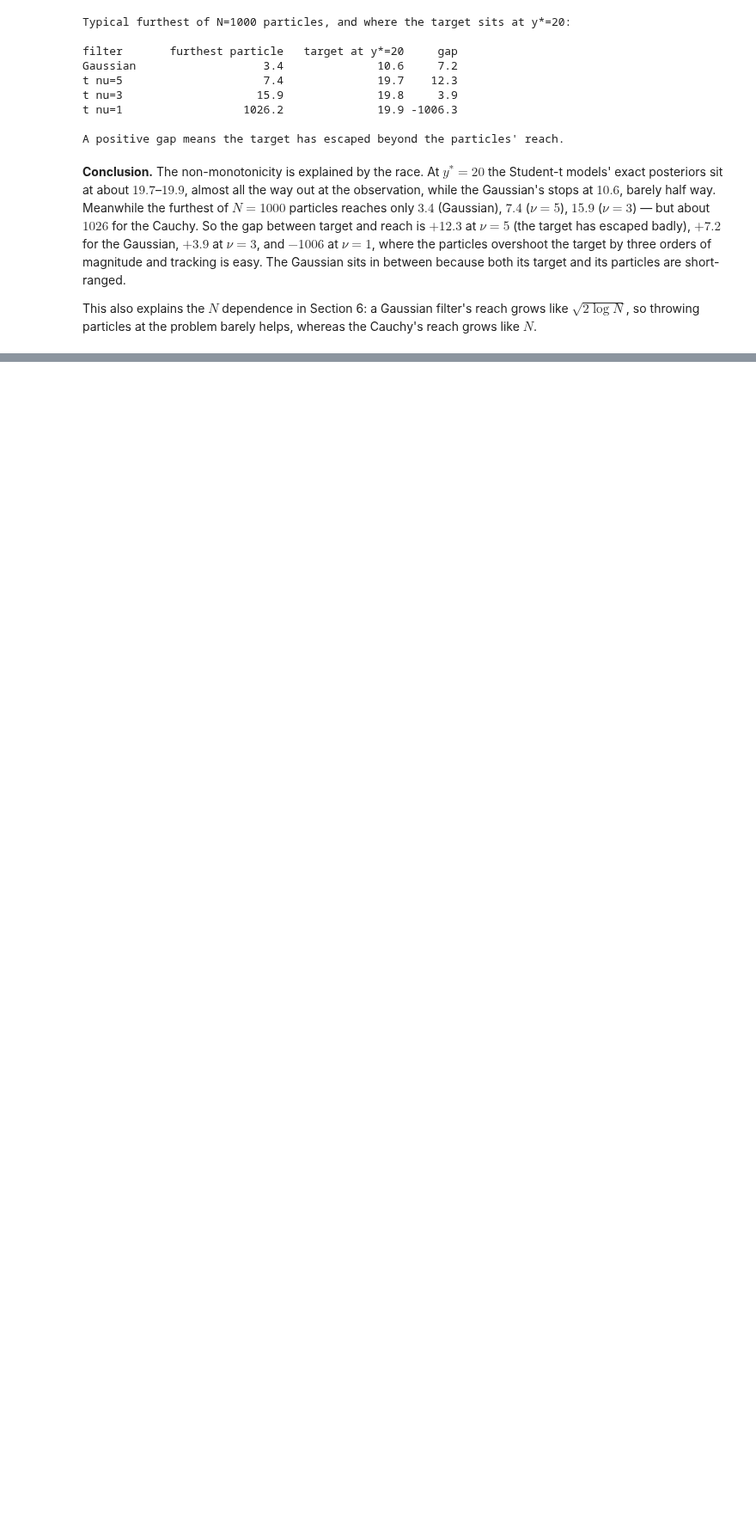
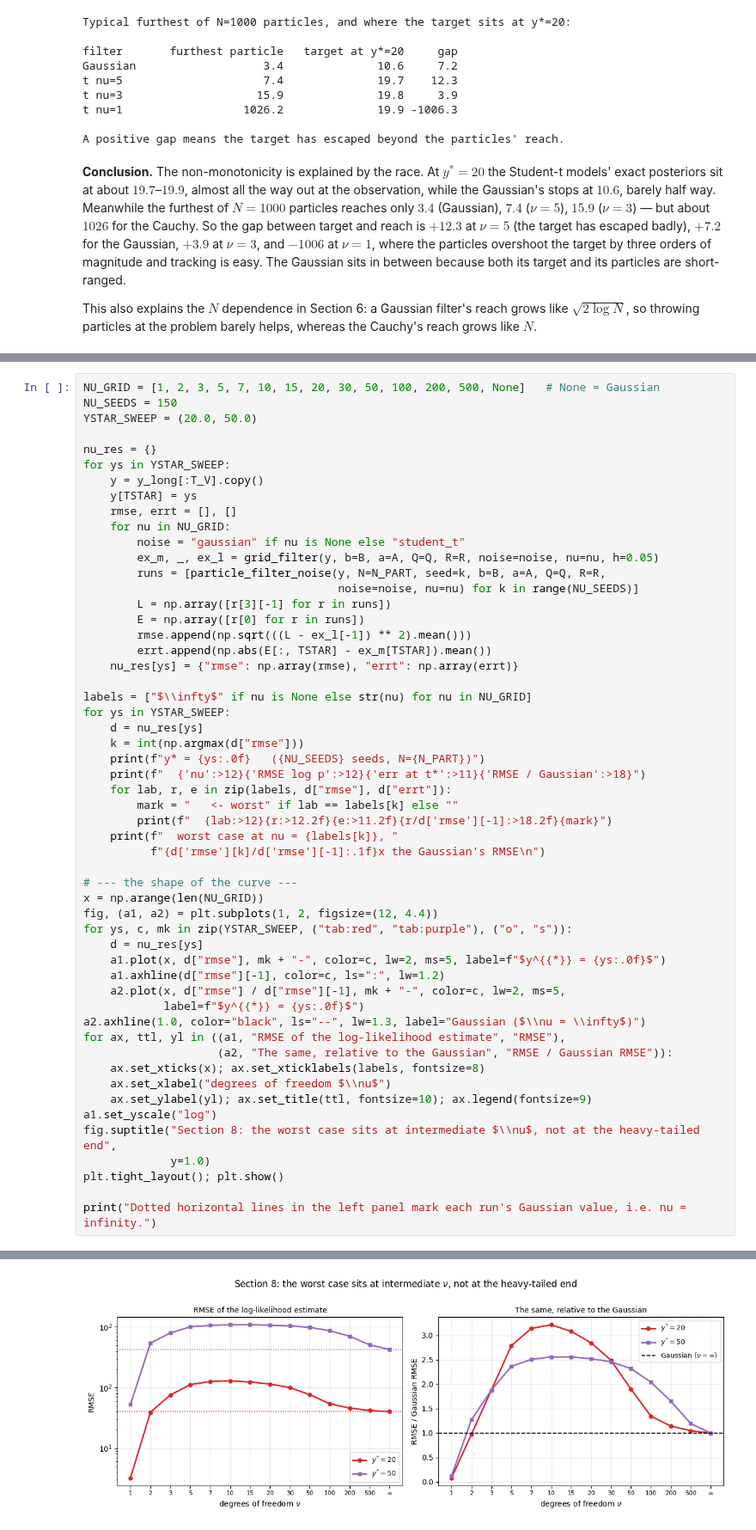
Before and after one commit to yumchak/particle-filter-stability, a Jupyter notebook: 04_student_t_vs_gaussian.ipynb, the cells around one changed output, grey strips where cells are left out. Shown at 86% size. Saved outputs shown, nothing was run; the diff lists cells and outputs as text; blank space fills up the shorter version.

```diff
--- a/04_student_t_vs_gaussian.ipynb
+++ b/04_student_t_vs_gaussian.ipynb
@@ -852,0 +880,55 @@ grows like $N$.
+# %%
+NU_GRID = [1, 2, 3, 5, 7, 10, 15, 20, 30, 50, 100, 200, 500, None]   # None = Gaussian
+NU_SEEDS = 150
+YSTAR_SWEEP = (20.0, 50.0)
+
+nu_res = {}
+for ys in YSTAR_SWEEP:
+    y = y_long[:T_V].copy()
+    y[TSTAR] = ys
+    rmse, errt = [], []
+    for nu in NU_GRID:
+        noise = "gaussian" if nu is None else "student_t"
+        ex_m, _, ex_l = grid_filter(y, b=B, a=A, Q=Q, R=R, noise=noise, nu=nu, h=0.05)
+        runs = [particle_filter_noise(y, N=N_PART, seed=k, b=B, a=A, Q=Q, R=R,
+                                      noise=noise, nu=nu) for k in range(NU_SEEDS)]
+        L = np.array([r[3][-1] for r in runs])
+        E = np.array([r[0] for r in runs])
+        rmse.append(np.sqrt(((L - ex_l[-1]) ** 2).mean()))
+        errt.append(np.abs(E[:, TSTAR] - ex_m[TSTAR]).mean())
+    nu_res[ys] = {"rmse": np.array(rmse), "errt": np.array(errt)}
+
+labels = ["$\\infty$" if nu is None else str(nu) for nu in NU_GRID]
+for ys in YSTAR_SWEEP:
+    d = nu_res[ys]
+    k = int(np.argmax(d["rmse"]))
+    print(f"y* = {ys:.0f}   ({NU_SEEDS} seeds, N={N_PART})")
+    print(f"  {'nu':>12}{'RMSE log p':>12}{'err at t*':>11}{'RMSE / Gaussian':>18}")
+    for lab, r, e in zip(labels, d["rmse"], d["errt"]):
+        mark = "   <- worst" if lab == labels[k] else ""
+        print(f"  {lab:>12}{r:>12.2f}{e:>11.2f}{r/d['rmse'][-1]:>18.2f}{mark}")
+    print(f"  worst case at nu = {labels[k]}, "
+          f"{d['rmse'][k]/d['rmse'][-1]:.1f}x the Gaussian's RMSE\n")
+
+# --- the shape of the curve ---
+x = np.arange(len(NU_GRID))
+fig, (a1, a2) = plt.subplots(1, 2, figsize=(12, 4.4))
+for ys, c, mk in zip(YSTAR_SWEEP, ("tab:red", "tab:purple"), ("o", "s")):
+    d = nu_res[ys]
+    a1.plot(x, d["rmse"], mk + "-", color=c, lw=2, ms=5, label=f"$y^{{*}} = {ys:.0f}$")
+    a1.axhline(d["rmse"][-1], color=c, ls=":", lw=1.2)
+    a2.plot(x, d["rmse"] / d["rmse"][-1], mk + "-", color=c, lw=2, ms=5,
+            label=f"$y^{{*}} = {ys:.0f}$")
+a2.axhline(1.0, color="black", ls="--", lw=1.3, label="Gaussian ($\\nu = \\infty$)")
+for ax, ttl, yl in ((a1, "RMSE of the log-likelihood estimate", "RMSE"),
+                    (a2, "The same, relative to the Gaussian", "RMSE / Gaussian RMSE")):
+    ax.set_xticks(x); ax.set_xticklabels(labels, fontsize=8)
+    ax.set_xlabel("degrees of freedom $\\nu$")
+    ax.set_ylabel(yl); ax.set_title(ttl, fontsize=10); ax.legend(fontsize=9)
+a1.set_yscale("log")
+fig.suptitle("Section 8: the worst case sits at intermediate $\\nu$, not at the heavy-tailed end",
+             y=1.0)
+plt.tight_layout(); plt.show()
+
+print("Dotted horizontal lines in the left panel mark each run's Gaussian value, i.e. nu = infinity.")
+# %% [output]
@@ -852,0 +952 @@ grows like $N$.
+[figure, added]
```
Also changed, not shown: parts of 5 cells of this notebook, 2 other files.
